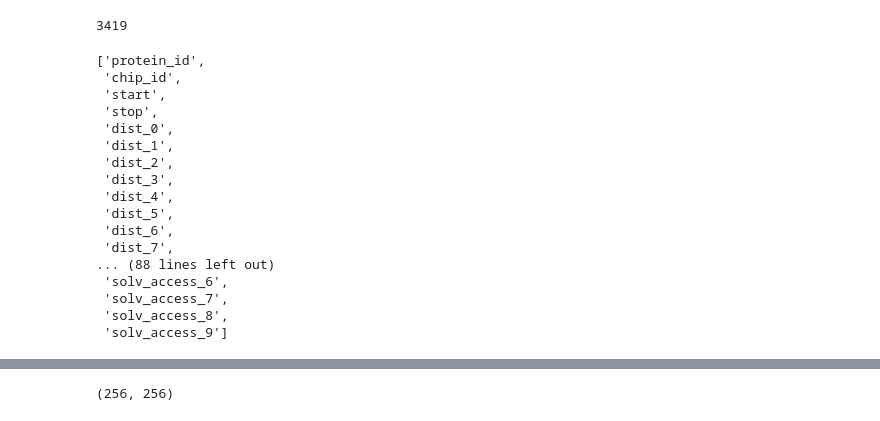
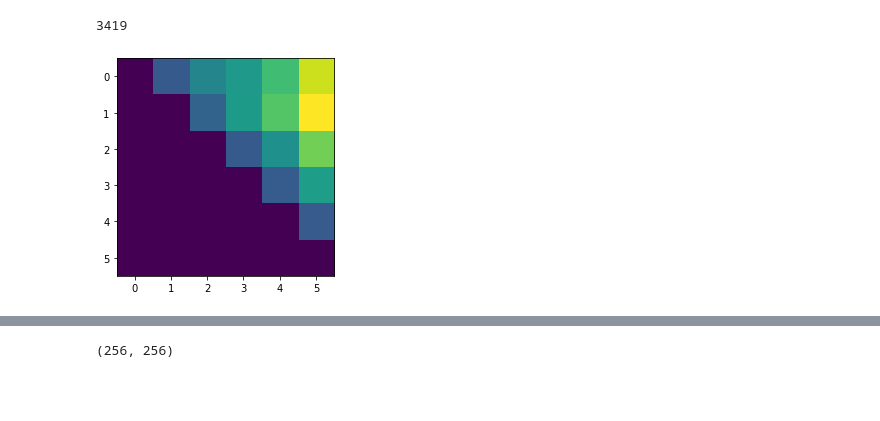
Before and after one commit to koneill1994/Protein_TDA_Analysis, a Jupyter notebook: diag_chip_package.ipynb, the cells around one changed output, grey strips where cells are left out. Drawn from its saved outputs; the diff is of its cells as text; code cells hidden in the pictures; blank space fills up the shorter version.

```diff
--- a/diag_chip_package.ipynb
+++ b/diag_chip_package.ipynb
@@ -894,25 +894,7 @@ pdb_list_y.index("9wgaA0")
 # pdb_list_y[76]
 # get_ground_truth_api(pdb_list_y[77],partial=True)
 
-list(df.columns)
+# list(df.columns)
-# %% [output]
-['protein_id',
- 'chip_id',
- 'start',
- 'stop',
- 'dist_0',
- 'dist_1',
- 'dist_2',
- 'dist_3',
- 'dist_4',
- 'dist_5',
- 'dist_6',
- 'dist_7',
-... (88 lines left out)
- 'solv_access_6',
- 'solv_access_7',
- 'solv_access_8',
- 'solv_access_9']
 # %%
 # this will add majority secondary structure to the dataframe
 # through loading it from file
@@ -1105,8 +1087,10 @@ draw_avg_dist_densityplot2(dataset.iloc[0:100,:],"test",30)
 # %%
 # demonstrate the gif_from_chips function
 # which draws an animated gif of a number of chips from a saved dataset
 
-# gif_from_chips(dataset,500,"chip_draw")
+gif_from_chips(dataset,150,"chip_slide_gif")
+# %% [output]
+[figure, added]
 # %%
 # this draws the avg distance for each pixel in all chips
 # within each point in a thd dendrogram
```
Also changed, not shown: parts of 4 cells of this notebook.
